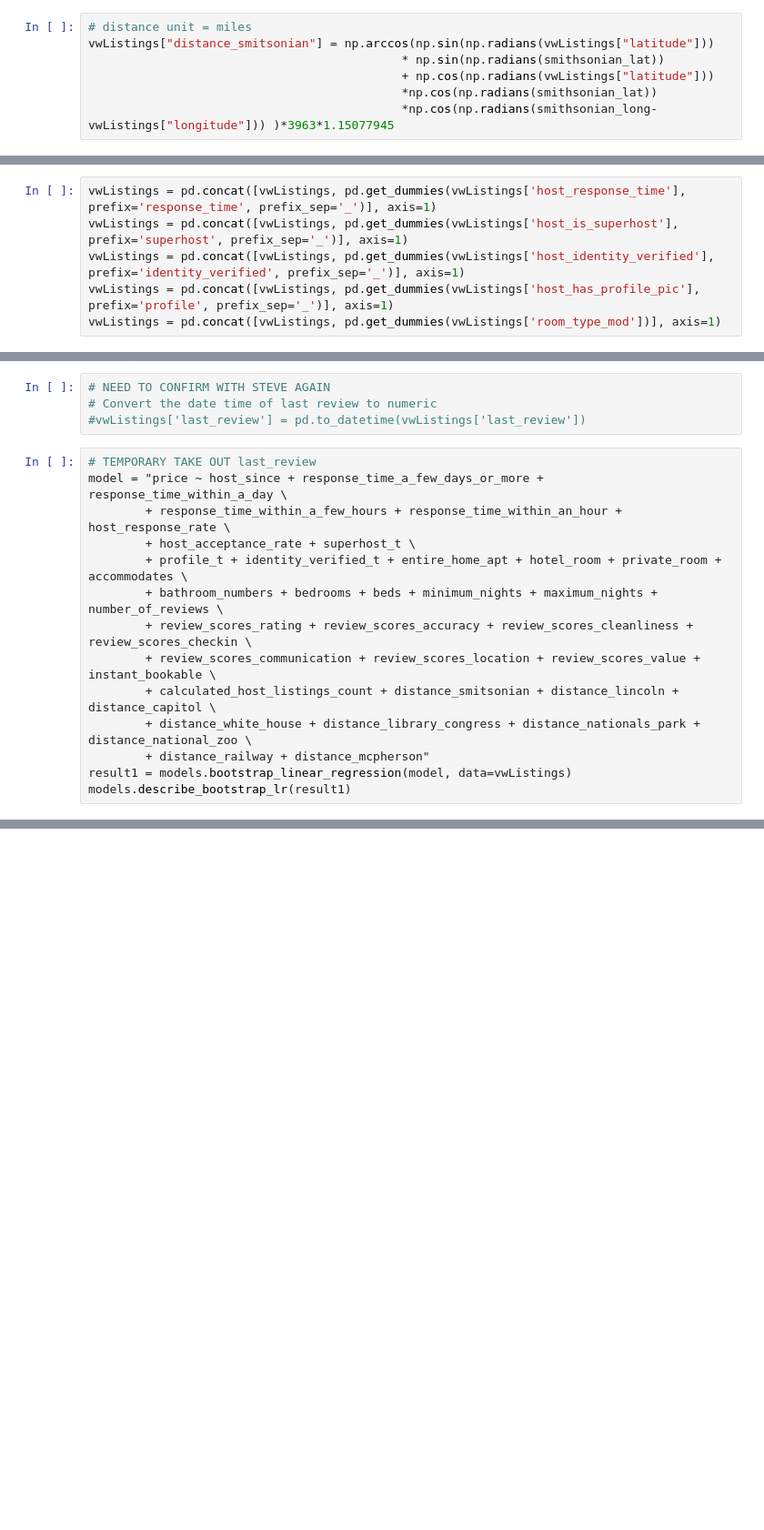
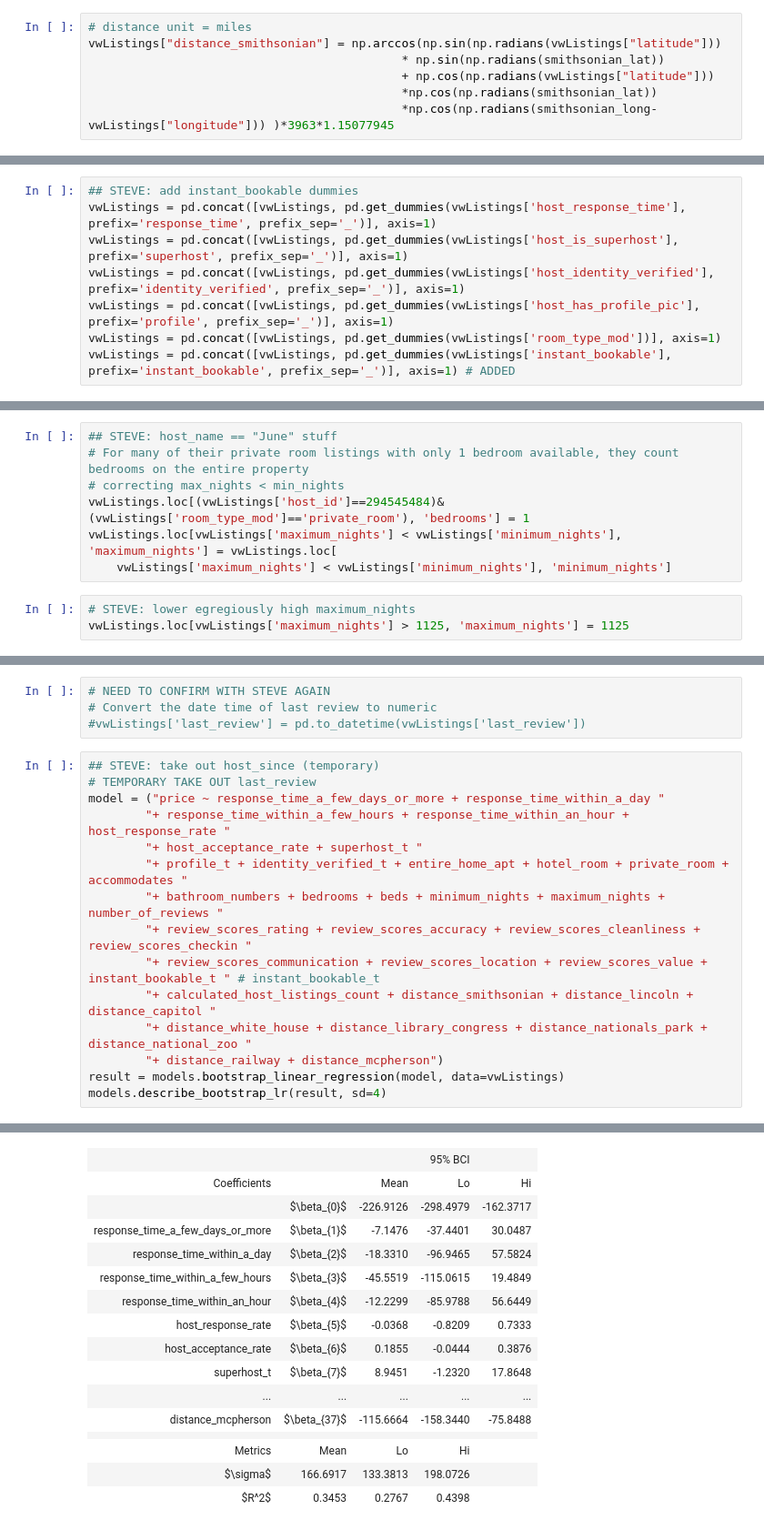
Before and after one commit to ayee6/JHUDataScienceGroup9, a Jupyter notebook: model1.ipynb, the cells around one changed output, grey strips where cells are left out. Shown at 91% size. Drawn from its saved outputs; the diff is of its cells as text; blank space fills up the shorter version.

```diff
--- a/model1.ipynb
+++ b/model1.ipynb
@@ -162,7 +165,7 @@ mcpherson_sq_lat = 38.9028682064423
 mcpherson_sq_long = -77.0324745881233
 # %%
 # distance unit = miles
-vwListings["distance_smitsonian"] = np.arccos(np.sin(np.radians(vwListings["latitude"]))
+vwListings["distance_smithsonian"] = np.arccos(np.sin(np.radians(vwListings["latitude"]))
                                             * np.sin(np.radians(smithsonian_lat))
                                             + np.cos(np.radians(vwListings["latitude"]))
                                             *np.cos(np.radians(smithsonian_lat))
@@ -219,8 +221,10 @@ vwListings["distance_mcpherson"] = np.arccos(np.sin(np.radians(vwListings["latit
 # %% [markdown]
 We will convert one hot encodings for the following categorical variables host_response_time, host_is_superhost, host_has_profile_pic, host_identity_verified, room_type_mod
 # %%
+## STEVE: add instant_bookable dummies
 vwListings = pd.concat([vwListings, pd.get_dummies(vwListings['host_response_time'], prefix='response_time', prefix_sep='_')], axis=1)
 vwListings = pd.concat([vwListings, pd.get_dummies(vwListings['host_is_superhost'], prefix='superhost', prefix_sep='_')], axis=1)
 vwListings = pd.concat([vwListings, pd.get_dummies(vwListings['host_identity_verified'], prefix='identity_verified', prefix_sep='_')], axis=1)
 vwListings = pd.concat([vwListings, pd.get_dummies(vwListings['host_has_profile_pic'], prefix='profile', prefix_sep='_')], axis=1)
 vwListings = pd.concat([vwListings, pd.get_dummies(vwListings['room_type_mod'])], axis=1)
+vwListings = pd.concat([vwListings, pd.get_dummies(vwListings['instant_bookable'], prefix='instant_bookable', prefix_sep='_')], axis=1) # ADDED
@@ -247,3 +231,13 @@ memory usage: 5.1+ MB
+# %%
+## STEVE: host_name == "June" stuff
+# For many of their private room listings with only 1 bedroom available, they count bedrooms on the entire property
+# correcting max_nights < min_nights
+vwListings.loc[(vwListings['host_id']==294545484)&(vwListings['room_type_mod']=='private_room'), 'bedrooms'] = 1
+vwListings.loc[vwListings['maximum_nights'] < vwListings['minimum_nights'], 'maximum_nights'] = vwListings.loc[
+    vwListings['maximum_nights'] < vwListings['minimum_nights'], 'minimum_nights']
+# %%
+# STEVE: lower egregiously high maximum_nights
+vwListings.loc[vwListings['maximum_nights'] > 1125, 'maximum_nights'] = 1125
 # %% [markdown]
 ### MODEL 1
 # %%
@@ -251,16 +245,18 @@ memory usage: 5.1+ MB
 # Convert the date time of last review to numeric
 #vwListings['last_review'] = pd.to_datetime(vwListings['last_review'])
 # %%
+## STEVE: take out host_since (temporary)
 # TEMPORARY TAKE OUT last_review
-model = "price ~ host_since + response_time_a_few_days_or_more + response_time_within_a_day \
-        + response_time_within_a_few_hours + response_time_within_an_hour + host_response_rate \
-        + host_acceptance_rate + superhost_t \
-        + profile_t + identity_verified_t + entire_home_apt + hotel_room + private_room + accommodates \
-        + bathroom_numbers + bedrooms + beds + minimum_nights + maximum_nights + number_of_reviews \
-        + review_scores_rating + review_scores_accuracy + review_scores_cleanliness + review_scores_checkin \
-        + review_scores_communication + review_scores_location + review_scores_value + instant_bookable \
-        + calculated_host_listings_count + distance_smitsonian + distance_lincoln + distance_capitol \
-        + distance_white_house + distance_library_congress + distance_nationals_park + distance_national_zoo \
-        + distance_railway + distance_mcpherson"
-result1 = models.bootstrap_linear_regression(model, data=vwListings)
-models.describe_bootstrap_lr(result1)
+model = ("price ~ response_time_a_few_days_or_more + response_time_within_a_day "
+        "+ response_time_within_a_few_hours + response_time_within_an_hour + host_response_rate "
+        "+ host_acceptance_rate + superhost_t "
+        "+ profile_t + identity_verified_t + entire_home_apt + hotel_room + private_room + accommodates "
+        "+ bathroom_numbers + bedrooms + beds + minimum_nights + maximum_nights + number_of_reviews "
+        "+ review_scores_rating + review_scores_accuracy + review_scores_cleanliness + review_scores_checkin "
+        "+ review_scores_communication + review_scores_location + review_scores_value + instant_bookable_t " # instant_bookable_t
+        "+ calculated_host_listings_count + distance_smithsonian + distance_lincoln + distance_capitol "
+        "+ distance_white_house + distance_library_congress + distance_nationals_park + distance_national_zoo "
+        "+ distance_railway + distance_mcpherson")
+result = models.bootstrap_linear_regression(model, data=vwListings)
+models.describe_bootstrap_lr(result, sd=4)
+# %% [output]
@@ -266,0 +264,16 @@ models.describe_bootstrap_lr(result1)
+|  |  |  | 95% BCI |  |
+| Coefficients |  | Mean | Lo | Hi |
+|  | $\beta_{0}$ | -226.9126 | -298.4979 | -162.3717 |
+| response_time_a_few_days_or_more | $\beta_{1}$ | -7.1476 | -37.4401 | 30.0487 |
+| response_time_within_a_day | $\beta_{2}$ | -18.3310 | -96.9465 | 57.5824 |
+| response_time_within_a_few_hours | $\beta_{3}$ | -45.5519 | -115.0615 | 19.4849 |
+| response_time_within_an_hour | $\beta_{4}$ | -12.2299 | -85.9788 | 56.6449 |
+| host_response_rate | $\beta_{5}$ | -0.0368 | -0.8209 | 0.7333 |
+| host_acceptance_rate | $\beta_{6}$ | 0.1855 | -0.0444 | 0.3876 |
+| superhost_t | $\beta_{7}$ | 8.9451 | -1.2320 | 17.8648 |
+| ... | ... | ... | ... | ... |
+| distance_mcpherson | $\beta_{37}$ | -115.6664 | -158.3440 | -75.8488 |
+|  |  |  |  |  |
+| Metrics | Mean | Lo | Hi |  |
+| $\sigma$ | 166.6917 | 133.3813 | 198.0726 |  |
+| $R^2$ | 0.3453 | 0.2767 | 0.4398 |  |
```
Also changed, not shown: parts of 14 cells of this notebook.
